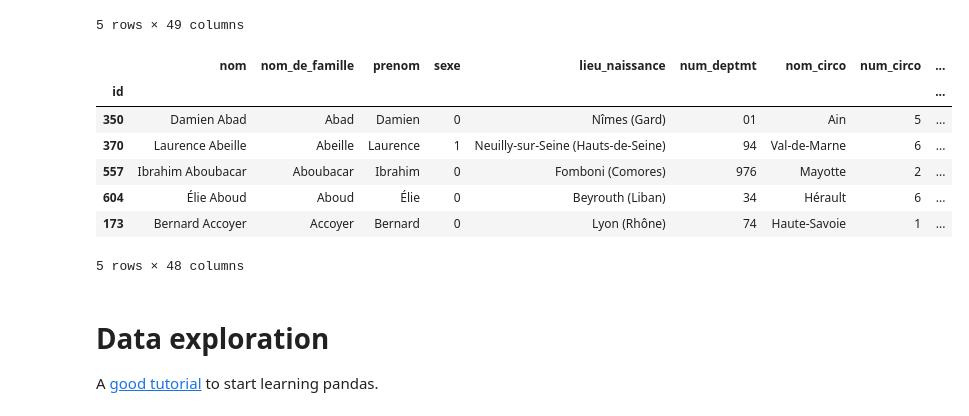
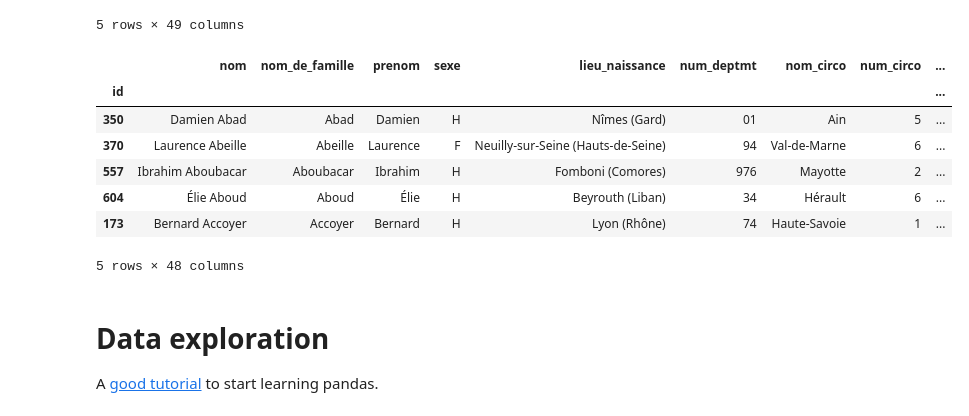
Before and after one commit to baptistehorny/GEM-Impulse-Data-Science, a Jupyter notebook: Live demo/Deputes.ipynb, the cells around one changed output. Saved outputs shown, nothing was run; the diff lists cells and outputs as text; code cells hidden in the pictures.

```diff
--- a/Live demo/Deputes.ipynb
+++ b/Live demo/Deputes.ipynb
@@ -123,25 +124,20 @@ deputes.head()
 # %%
 import datetime
 def guess_age(birth_date):
     today = datetime.datetime.today()
     return (today-birth_date).days//365
 
-def sex_to_number(sex):
-    if sex == 'H':
-        return 0
-    return 1
 deputes["age"] = deputes["date_naissance"].apply(guess_age)
-deputes['sexe']=deputes["sexe"].apply(sex_to_number)
 deputes.drop(['date_naissance'],axis=1,inplace=True)
 deputes.head()
 # %% [output]
 |  | nom | nom_de_famille | prenom | sexe | lieu_naissance | num_deptmt | nom_circo | num_circo | ... |
 | id |  |  |  |  |  |  |  |  | ... |
-| 350 | Damien Abad | Abad | Damien | 0 | Nîmes (Gard) | 01 | Ain | 5 | ... |
-| 370 | Laurence Abeille | Abeille | Laurence | 1 | Neuilly-sur-Seine (Hauts-de-Seine) | 94 | Val-de-Marne | 6 | ... |
-| 557 | Ibrahim Aboubacar | Aboubacar | Ibrahim | 0 | Fomboni (Comores) | 976 | Mayotte | 2 | ... |
-| 604 | Élie Aboud | Aboud | Élie | 0 | Beyrouth (Liban) | 34 | Hérault | 6 | ... |
-| 173 | Bernard Accoyer | Accoyer | Bernard | 0 | Lyon (Rhône) | 74 | Haute-Savoie | 1 | ... |
+| 350 | Damien Abad | Abad | Damien | H | Nîmes (Gard) | 01 | Ain | 5 | ... |
+| 370 | Laurence Abeille | Abeille | Laurence | F | Neuilly-sur-Seine (Hauts-de-Seine) | 94 | Val-de-Marne | 6 | ... |
+| 557 | Ibrahim Aboubacar | Aboubacar | Ibrahim | H | Fomboni (Comores) | 976 | Mayotte | 2 | ... |
+| 604 | Élie Aboud | Aboud | Élie | H | Beyrouth (Liban) | 34 | Hérault | 6 | ... |
+| 173 | Bernard Accoyer | Accoyer | Bernard | H | Lyon (Rhône) | 74 | Haute-Savoie | 1 | ... |
 5 rows × 48 columns
 # %% [markdown]
 # Data exploration
```
Also changed, not shown: parts of 7 cells of this notebook.
